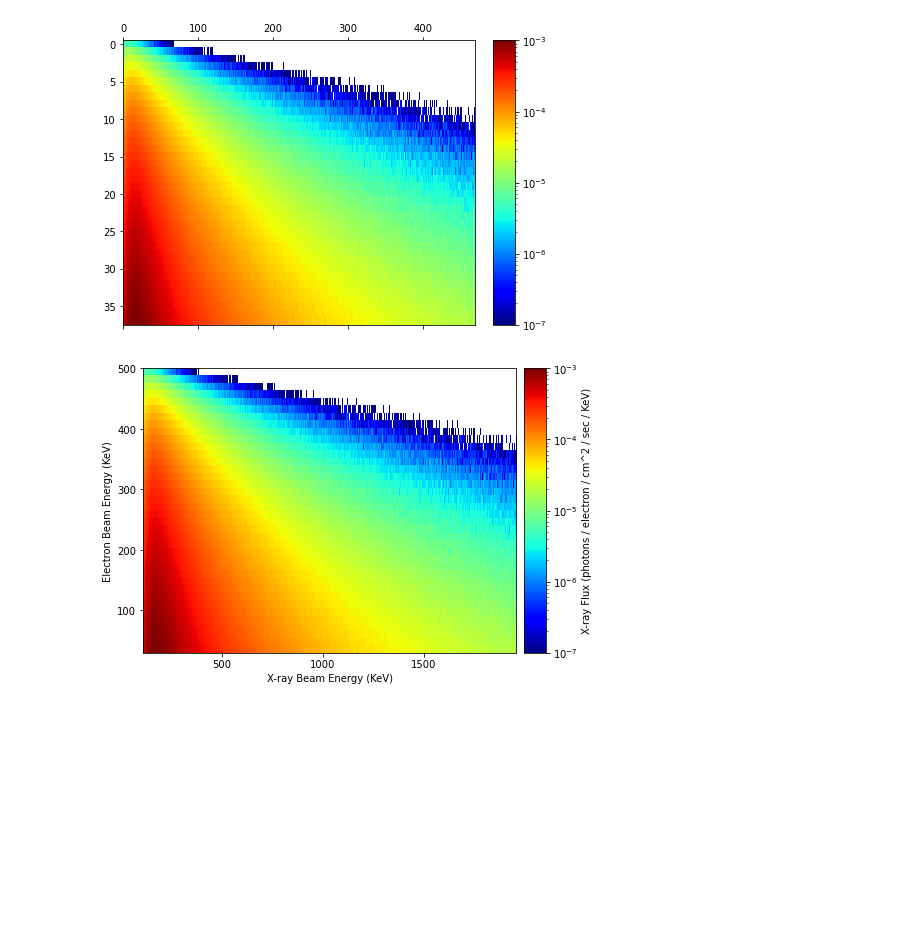
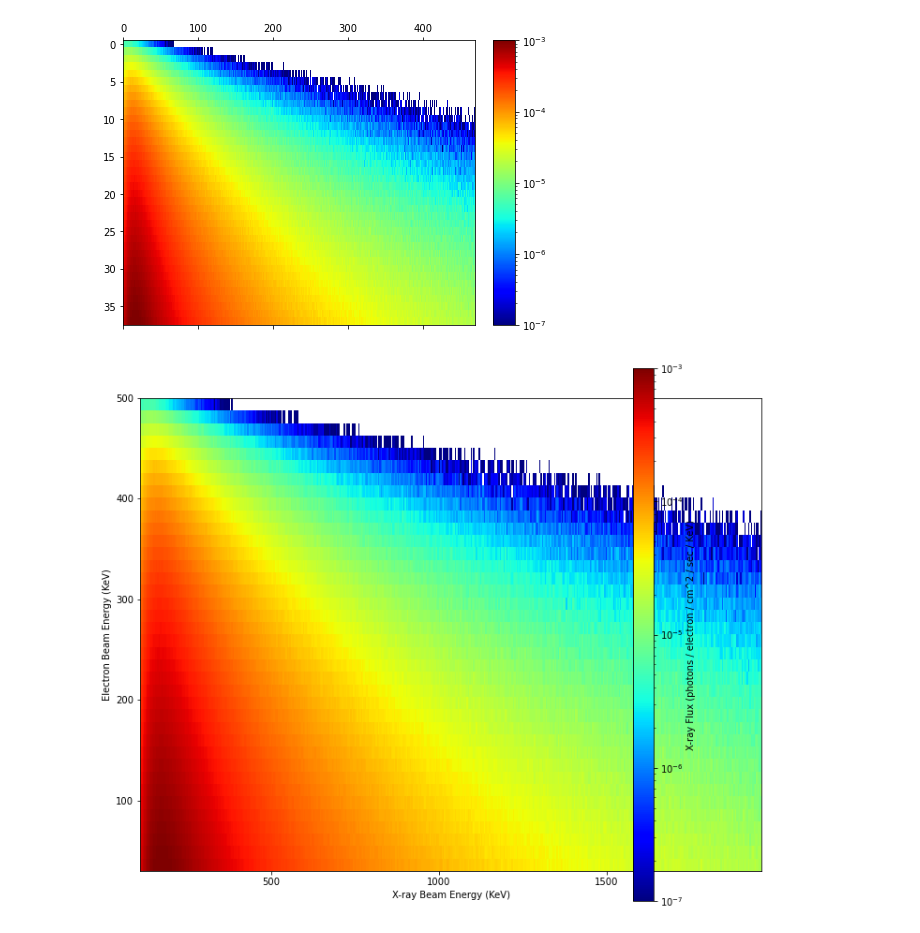
Before and after one commit to mrpatrick1991/thesis, a Jupyter notebook: figures/chapter_4/matrix_scaling_plot/Untitled.ipynb, the cells around one changed output. Drawn from its saved outputs; the diff is of its cells as text; code cells hidden in the pictures; blank space fills up the shorter version.

Commit message:
update figure

```diff
--- a/figures/chapter_4/matrix_scaling_plot/Untitled.ipynb
+++ b/figures/chapter_4/matrix_scaling_plot/Untitled.ipynb
@@ -118,18 +118,17 @@ def get_binned_matrix(xbinw,ebinw):
     R = np.transpose(np.array(R))
     return(R)
 # %%
-f = plt.figure(figsize=(10, 5))
+f = plt.figure(figsize=(10, 10))
 ax = f.add_axes([0.17, 0.02, .92, 0.79])
 axcolor = f.add_axes([0.90, 0.02, .03, 0.79])
 im = ax.matshow(R.T,extent=[espace[0],espace[-1],xspace[0],xspace[-1]],aspect=3,norm=LogNorm(vmin=1e-7, vmax=1e-3),cmap='jet')
 t = np.logspace(-7,-3,5)
 ax.xaxis.set_ticks_position('bottom')
 cbar = f.colorbar(im, cax=axcolor,ticks=t)
 
 ax.set_xlabel('X-ray Beam Energy (KeV)')
 ax.set_ylabel('Electron Beam Energy (KeV)')
 cbar.ax.set_ylabel('X-ray Flux (photons / electron / cm^2 / sec / KeV)')
-plt.tight_layout()
 plt.savefig('fig.pdf')
 # %% [output]
-[figure, old version]
+[figure, new version]
```
Also changed, not shown: 1 other file.
